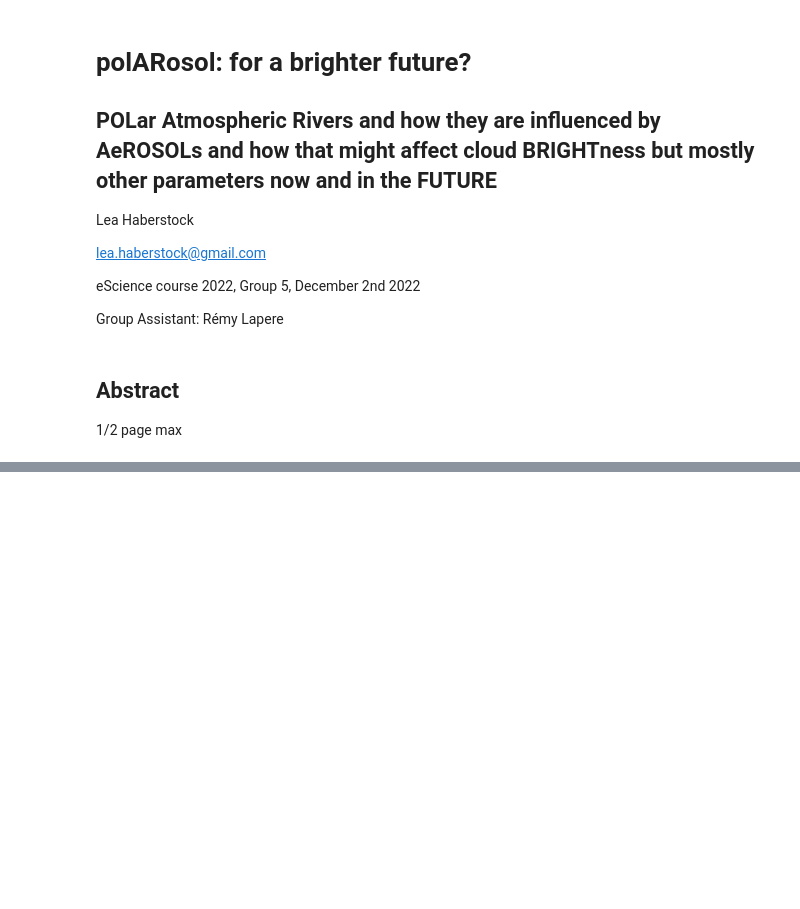
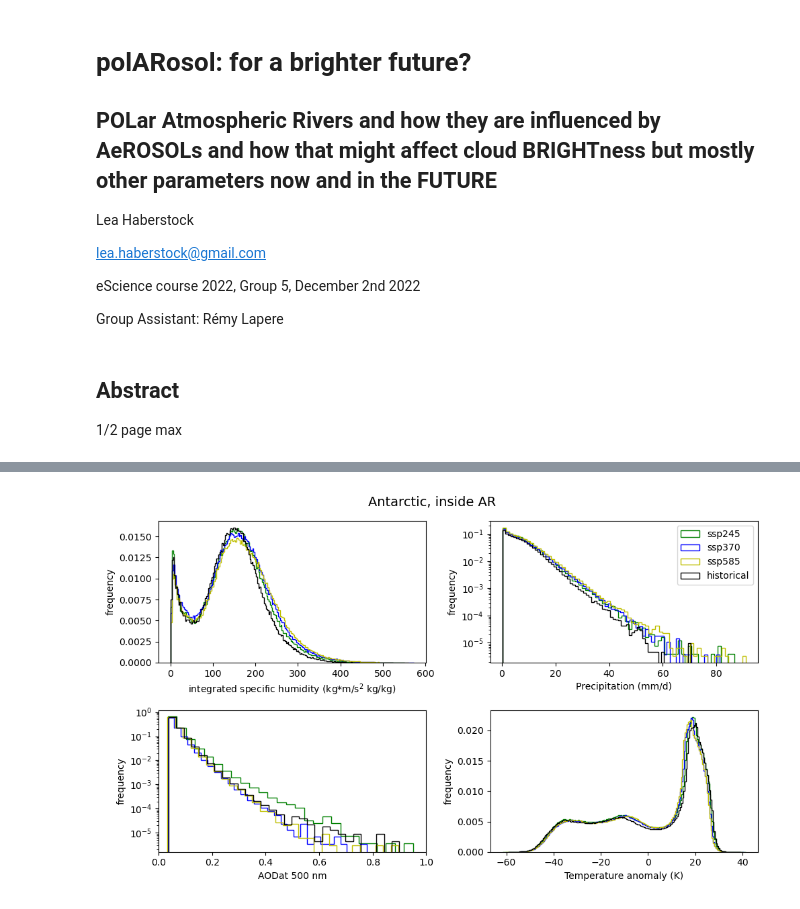
Before and after one commit to eScience-course/Tjaernoe2022-group5, a Jupyter notebook: notebooks/Lea/Report.ipynb, the cells around one changed output, grey strips where cells are left out. Drawn from its saved outputs; the diff is of its cells as text; code cells hidden in the pictures; blank space fills up the shorter version.

```diff
--- a/notebooks/Lea/Report.ipynb
+++ b/notebooks/Lea/Report.ipynb
@@ -134,0 +116,5 @@ from all_functions import int_hum, aod, preicp, temp, cloud
+# %%
+from IPython.display import Image
+Image('Arctic_future.png')
+# %% [output]
+[figure, added]
```
Also changed, not shown: parts of 21 cells of this notebook, 2 other files.
